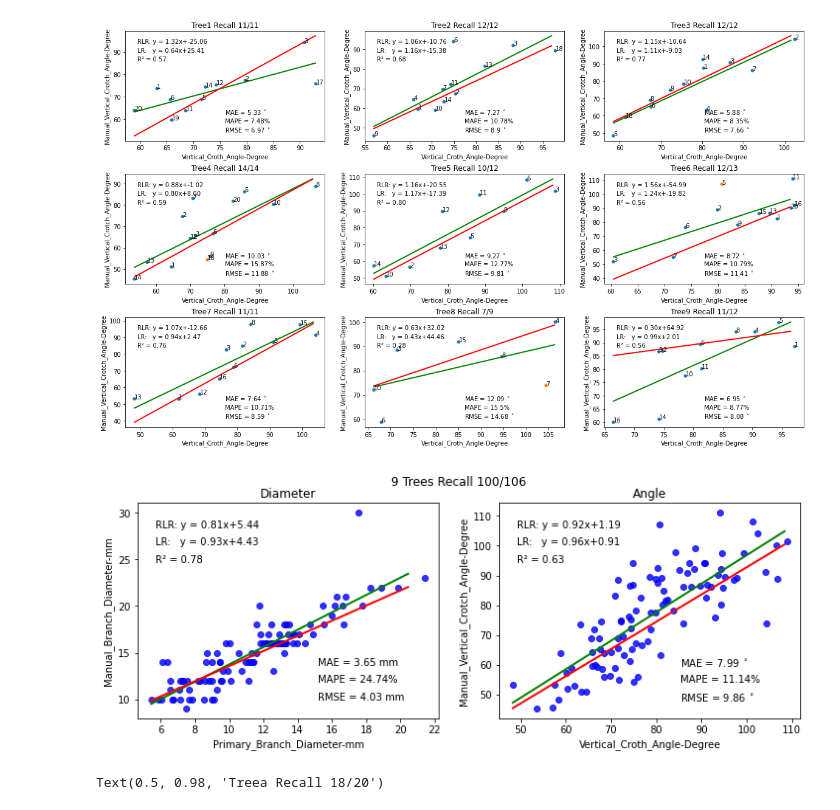
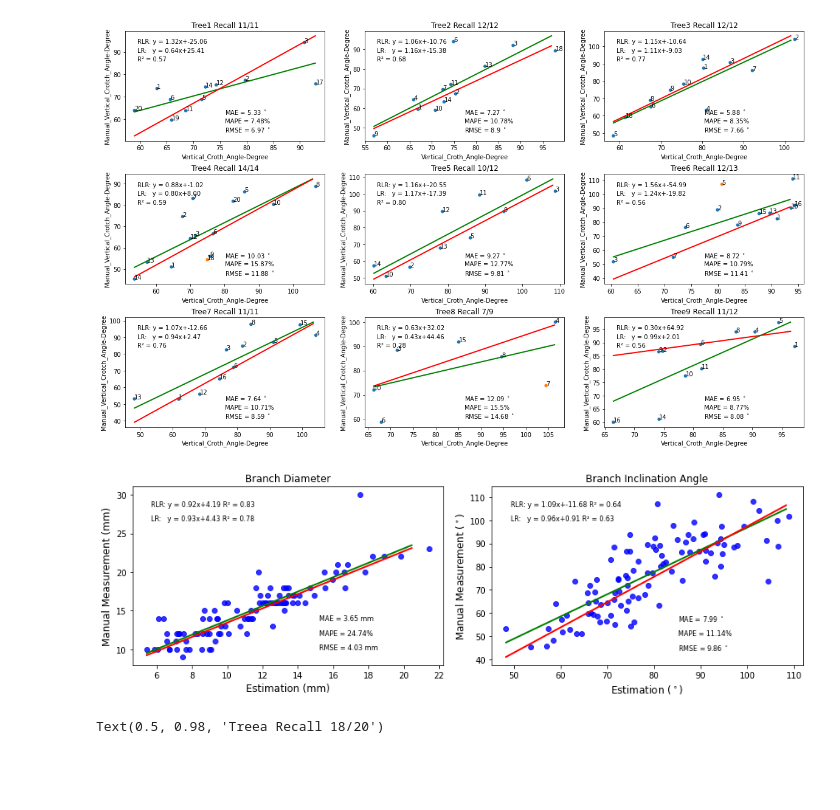
Before and after one commit to suptimq/AppleQSM, a Jupyter notebook: code/notebook/plot_branch_corr.ipynb, the cells around one changed output. Drawn from its saved outputs; the diff is of its cells as text; code cells hidden in the pictures; blank space fills up the shorter version.

Commit message:
add tree correlation plot

```diff
--- a/code/notebook/plot_branch_corr.ipynb
+++ b/code/notebook/plot_branch_corr.ipynb
@@ -126,10 +21,10 @@ def evaluation(sensor_measurement, x, y):
 field_measurement_filepath = Path(r"D:\Data\Apple_Orchard\Lailiang_Cheng\Field_Measurements.xlsx")
 
 data_folder = Path(r'D:\Code\Apple_Crop_Potential_Prediction\data\characterization')
-exp_id =  'baseline'
-exp_ref_id = 'baseline'
+exp_id =  'multiplier_by_3_cpc_sphere_radius_002'
+exp_ref_id = 'multiplier_by_3'
 data_folder = data_folder / exp_id
-excel_files = sorted(glob(str(data_folder / 'tree*.xlsx')))
+excel_files = sorted(glob(str(data_folder / 'tree*_branch_*.xlsx')))
 print(excel_files)
 
 save_folder = data_folder
@@ -284,46 +179,52 @@ plt.savefig(str(save_folder / 'Angle.png'), dpi=300)
 # %% [output]
 [figure]
 # %%
+text_in_title_para = {'fontfamily': 'sans-serif', 'fontsize': 12, 'fontweight': 20}
+text_in_figure_para = {'fontfamily': 'sans-serif', 'fontsize': 8, 'fontweight': 20, 'horizontalalignment': 'left', 'verticalalignment': 'center'}
 fig, axes = plt.subplots(nrows=1, ncols=2, figsize=(12,4))
 
 ax = axes[0]
 x_axis = 'Primary_Branch_Diameter-mm' # 'Manual_Vertical_Crotch_Angle-Degree'
 y_axis = 'Manual_Branch_Diameter-mm'  # 'Vertical_Croth_Angle-Degree'
 metrics = evaluation(all_tree_df, x=x_axis, y=y_axis)
 lr_x, lr_y, lr_coef, lr_intercept, lr_score = metrics['LR']
 ransac_lr_x, ransac_lr_y, rlr_coef, rlr_intercept, rlr_score = metrics['RLR']
 sns.regplot(x=x_axis, y=y_axis, data=all_tree_df, ci=None, fit_reg=False, robust=False, scatter_kws={"color": "blue"}, line_kws={"color": "red"}, ax=ax)
 ax.plot(lr_x, lr_y, color="green", linewidth=2, label="Linear regressor")
 ax.plot(ransac_lr_x, ransac_lr_y, color="red", linewidth=2, label="RANSAC regressor")
-ax.text(0.06, 0.9, f'RLR: y = {rlr_coef[0][0]:.2f}x+{rlr_intercept[0]:.2f}', horizontalalignment='left', verticalalignment='center', transform=ax.transAxes)
-ax.text(0.06, 0.82, f'LR:   y = {lr_coef[0][0]:.2f}x+{lr_intercept[0]:.2f}', horizontalalignment='left', verticalalignment='center', transform=ax.transAxes)
-ax.text(0.06, 0.74, f'R\u00b2 = {lr_score:.2f}', horizontalalignment='left', verticalalignment='center', transform=ax.transAxes)
-ax.text(0.6, 0.26, f"MAE = {metrics['MAE']} mm", horizontalalignment='left', verticalalignment='center', transform=ax.transAxes)
-ax.text(0.6, 0.18, f"MAPE = {metrics['MAPE']}%", horizontalalignment='left', verticalalignment='center', transform=ax.transAxes)
-ax.text(0.6, 0.1, f"RMSE = {metrics['RMSE']} mm", horizontalalignment='left', verticalalignment='center', transform=ax.transAxes)
-ax.set_title('Diameter')
+ax.text(0.06, 0.9, f'RLR: y = {rlr_coef[0][0]:.2f}x+{rlr_intercept[0]:.2f} R\u00b2 = 0.83', **text_in_figure_para, transform=ax.transAxes)
+ax.text(0.06, 0.82, f'LR:   y = {lr_coef[0][0]:.2f}x+{lr_intercept[0]:.2f} R\u00b2 = {lr_score:.2f}', **text_in_figure_para, transform=ax.transAxes)
+ax.text(0.6, 0.26, f"MAE = {metrics['MAE']} mm", **text_in_figure_para, transform=ax.transAxes)
+ax.text(0.6, 0.18, f"MAPE = {metrics['MAPE']}%", **text_in_figure_para, transform=ax.transAxes)
+ax.text(0.6, 0.1, f"RMSE = {metrics['RMSE']} mm", **text_in_figure_para, transform=ax.transAxes)
+ax.set_title('Branch Diameter', **text_in_title_para)
+ax.set_xlabel('Estimation (mm)', **text_in_title_para)
+ax.set_ylabel('Manual Measurement (mm)', **text_in_title_para)
 
 ax = axes[1]
 x_axis = 'Vertical_Croth_Angle-Degree'
 y_axis = 'Manual_Vertical_Crotch_Angle-Degree'
 metrics = evaluation(all_tree_df, x=x_axis, y=y_axis)
 lr_x, lr_y, lr_coef, lr_intercept, lr_score = metrics['LR']
 ransac_lr_x, ransac_lr_y, rlr_coef, rlr_intercept, rlr_score = metrics['RLR']
 sns.regplot(x=x_axis, y=y_axis, data=all_tree_df, ci=None, fit_reg=False, robust=False, scatter_kws={"color": "blue"}, line_kws={"color": "red"}, ax=ax)
 ax.plot(lr_x, lr_y, color="green", linewidth=2, label="Linear regressor")
 ax.plot(ransac_lr_x, ransac_lr_y, color="red", linewidth=2, label="RANSAC regressor")
-ax.text(0.06, 0.9, f'RLR: y = {rlr_coef[0][0]:.2f}x+{rlr_intercept[0]:.2f}', horizontalalignment='left', verticalalignment='center', transform=ax.transAxes)
-ax.text(0.06, 0.82, f'LR:   y = {lr_coef[0][0]:.2f}x+{lr_intercept[0]:.2f}', horizontalalignment='left', verticalalignment='center', transform=ax.transAxes)
-ax.text(0.06, 0.74, f'R\u00b2 = {lr_score:.2f}', horizontalalignment='left', verticalalignment='center', transform=ax.transAxes)
-ax.text(0.6, 0.26, f"MAE = {metrics['MAE']} $^\circ$", horizontalalignment='left', verticalalignment='center', transform=ax.transAxes)
-ax.text(0.6, 0.18, f"MAPE = {metrics['MAPE']}%", horizontalalignment='left', verticalalignment='center', transform=ax.transAxes)
-ax.text(0.6, 0.1, f"RMSE = {metrics['RMSE']} $^\circ$", horizontalalignment='left', verticalalignment='center', transform=ax.transAxes)
-ax.set_title('Angle')
+ax.text(0.06, 0.9, f'RLR: y = {rlr_coef[0][0]:.2f}x+{rlr_intercept[0]:.2f} R\u00b2 = 0.64', **text_in_figure_para, transform=ax.transAxes)
+ax.text(0.06, 0.82, f'LR:   y = {lr_coef[0][0]:.2f}x+{lr_intercept[0]:.2f} R\u00b2 = {lr_score:.2f}', **text_in_figure_para, transform=ax.transAxes)
+ax.text(0.6, 0.26, f"MAE = {metrics['MAE']} $^\circ$", **text_in_figure_para, transform=ax.transAxes)
+ax.text(0.6, 0.18, f"MAPE = {metrics['MAPE']}%", **text_in_figure_para, transform=ax.transAxes)
+ax.text(0.6, 0.1, f"RMSE = {metrics['RMSE']} $^\circ$", **text_in_figure_para, transform=ax.transAxes)
+ax.set_title('Branch Inclination Angle', **text_in_title_para)
+ax.set_xlabel('Estimation ($^\circ$)', **text_in_title_para)
+ax.set_ylabel('Manual Measurement ($^\circ$)', **text_in_title_para)
 
-fig.suptitle(f'9 Trees Recall {all_sensor_measurement}/{all_field_measurement}')
-plt.savefig(str(save_folder / 'All_New.png'), dpi=300)
+fig.tight_layout()
+
+# fig.suptitle(f'9 Trees Recall {all_sensor_measurement}/{all_field_measurement}')
+plt.savefig(str(save_folder / 'branch_trait_evaluation.png'), dpi=300)
 # %% [output]
-[figure, old version]
+[figure, new version]
 # %%
 all_tree_df.to_csv(str(save_folder / 'all_tree.csv'))
 # %%
```
Also changed, not shown: parts of 4 cells of this notebook, 2 other files.
